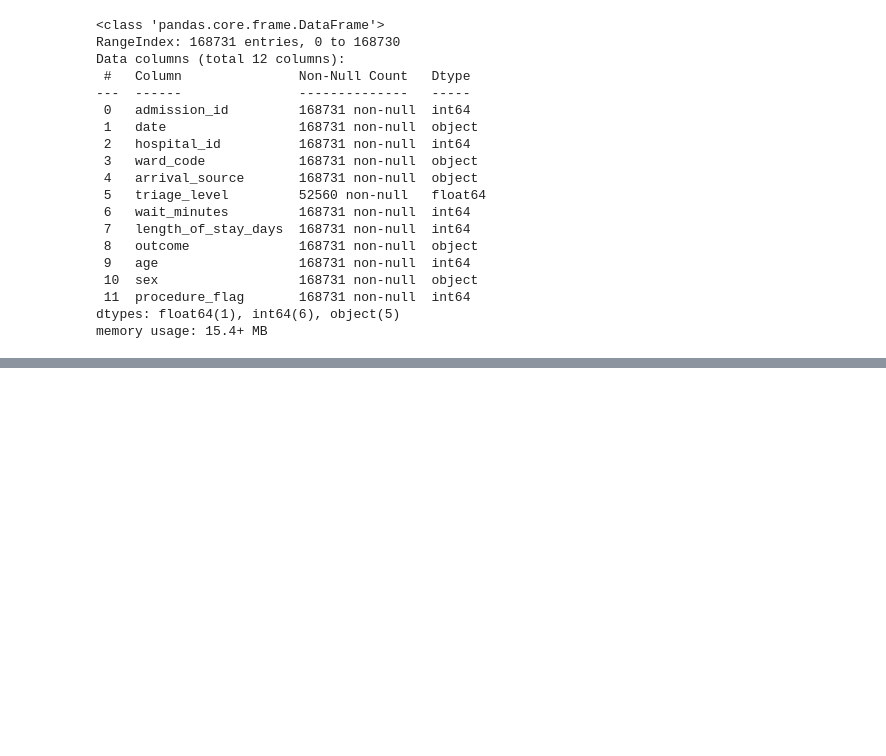
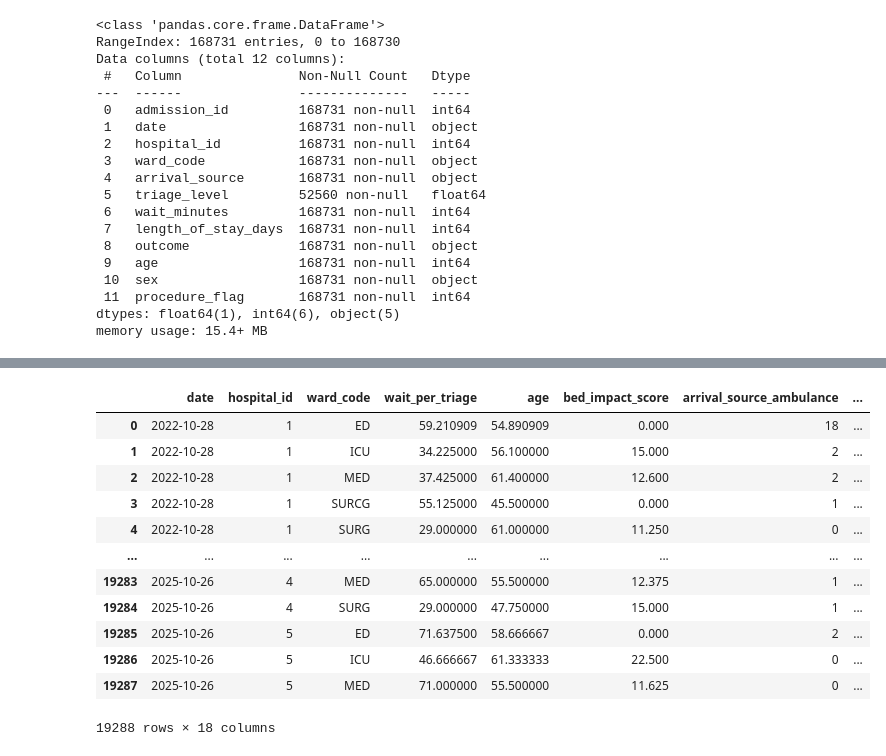
Before and after one commit to edwinaabam/MedOptix, a Jupyter notebook: DataCleaning/clean.ipynb, the cells around one changed output, grey strips where cells are left out. Saved outputs shown, nothing was run; the diff lists cells and outputs as text; code cells hidden in the pictures; blank space fills up the shorter version.

```diff
--- a/DataCleaning/clean.ipynb
+++ b/DataCleaning/clean.ipynb
@@ -152,0 +375,5 @@ memory usage: 15.4+ MB
+# %%
+for name, data in list_data:
+    for col in data.select_dtypes(include=['object', 'category']).columns.to_list():
+        print(data[col].value_counts())
+        print('-' * 50)
@@ -152,0 +444,48 @@ memory usage: 15.4+ MB
+# %%
+admissions_data['triage_level'] = pd.to_numeric(admissions_data['triage_level'], errors='coerce')
+admissions_data['wait_per_triage'] = admissions_data['wait_minutes'] / admissions_data['triage_level']
+
+admissions_data['wait_per_triage'] = admissions_data['wait_per_triage'].clip(lower=0, upper=admissions_data['wait_per_triage'].quantile(0.95))
+admissions_data['wait_per_triage'] = admissions_data['wait_per_triage'].fillna(admissions_data['wait_per_triage'].median())
+
+admissions_data['bed_impact_score'] = (
+    admissions_data['length_of_stay_days'] *
+    (1 + admissions_data['procedure_flag']) *
+    (6 - pd.to_numeric(admissions_data['triage_level'], errors='coerce'))
+)
+
+
+admissions_data.drop(columns=['triage_level', 'wait_minutes', 'length_of_stay_days', 'procedure_flag'], inplace=True)
+# %%
+admissions_agg = admissions_data.groupby(['date', 'hospital_id', 'ward_code']).agg({
+    'wait_per_triage': 'mean',
+    'age': 'mean',
+    'bed_impact_score': 'mean'
+}).reset_index()
+
+categorical_cols = ['arrival_source', 'outcome', 'sex']
+
+for col in categorical_cols:
+    counts = (admissions_data.groupby(['date', 'hospital_id', 'ward_code', col])
+              .size()
+              .unstack(fill_value=0))
+    counts.columns = [f'{col}_{c}' for c in counts.columns]
+    admissions_agg = admissions_agg.merge(counts.reset_index(),
+                                          on=['date', 'hospital_id', 'ward_code'],
+                                          how='left')
+
+admissions_agg
+# %% [output]
+|  | date | hospital_id | ward_code | wait_per_triage | age | bed_impact_score | arrival_source_ambulance | ... |
+| 0 | 2022-10-28 | 1 | ED | 59.210909 | 54.890909 | 0.000 | 18 | ... |
+| 1 | 2022-10-28 | 1 | ICU | 34.225000 | 56.100000 | 15.000 | 2 | ... |
+| 2 | 2022-10-28 | 1 | MED | 37.425000 | 61.400000 | 12.600 | 2 | ... |
+| 3 | 2022-10-28 | 1 | SURCG | 55.125000 | 45.500000 | 0.000 | 1 | ... |
+| 4 | 2022-10-28 | 1 | SURG | 29.000000 | 61.000000 | 11.250 | 0 | ... |
+| ... | ... | ... | ... | ... | ... | ... | ... | ... |
+| 19283 | 2025-10-26 | 4 | MED | 65.000000 | 55.500000 | 12.375 | 1 | ... |
+| 19284 | 2025-10-26 | 4 | SURG | 29.000000 | 47.750000 | 15.000 | 1 | ... |
+| 19285 | 2025-10-26 | 5 | ED | 71.637500 | 58.666667 | 0.000 | 2 | ... |
+| 19286 | 2025-10-26 | 5 | ICU | 46.666667 | 61.333333 | 22.500 | 0 | ... |
+| 19287 | 2025-10-26 | 5 | MED | 71.000000 | 55.500000 | 11.625 | 0 | ... |
+19288 rows × 18 columns
```
Also changed, not shown: parts of 33 cells of this notebook, 43 other files.
